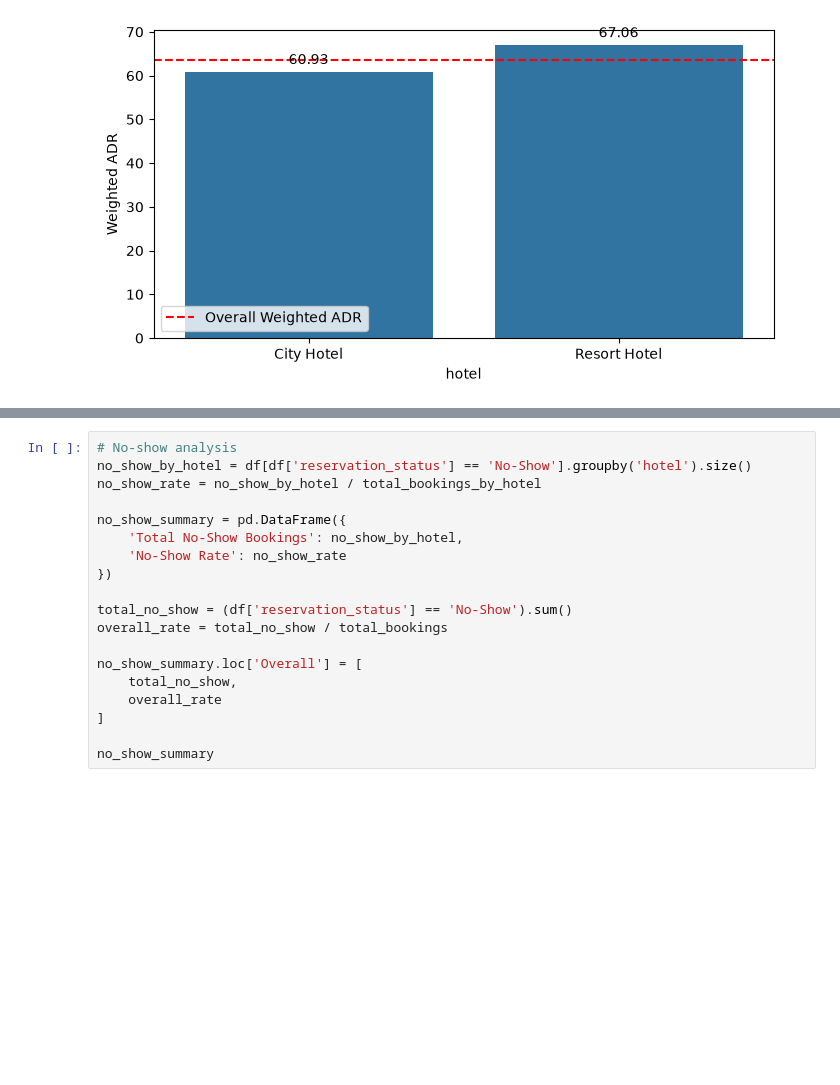
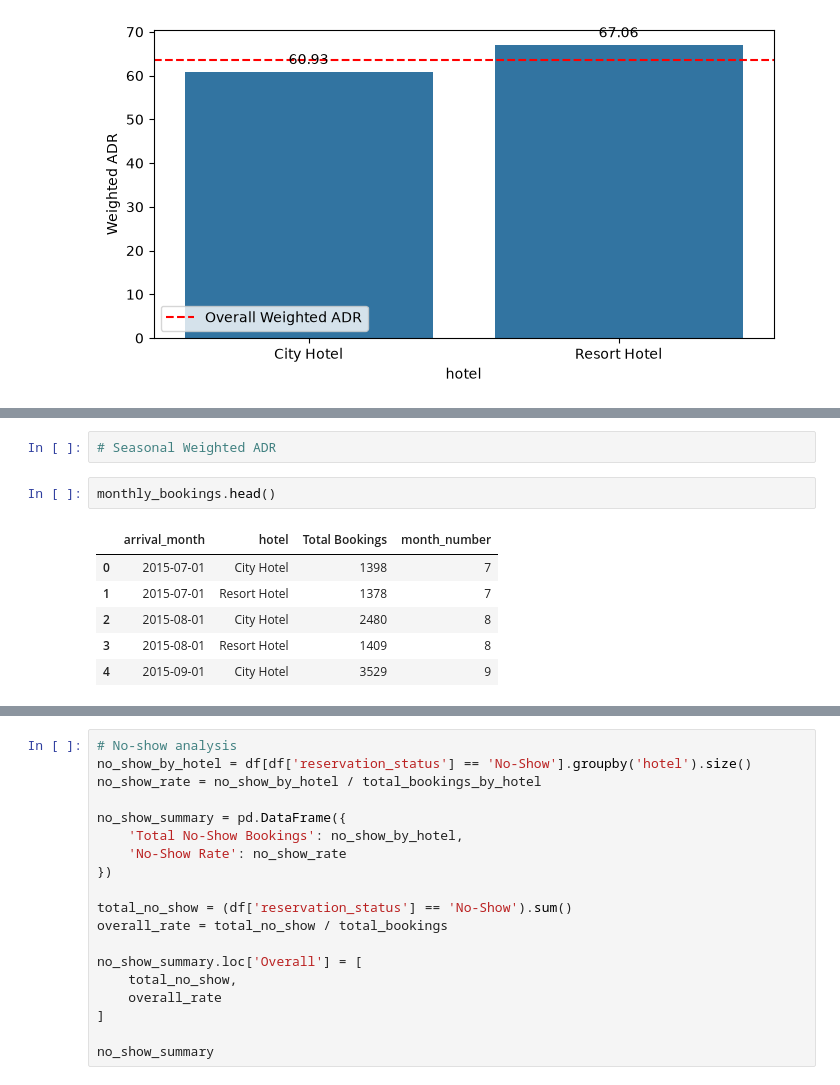
Before and after one commit to NgocYTran/hotel-booking-analysis, a Jupyter notebook: notebooks/02_exploratory_data_analysis.ipynb, the cells around one changed output, grey strips where cells are left out. Drawn from its saved outputs; the diff is of its cells as text; blank space fills up the shorter version.

```diff
--- a/notebooks/02_exploratory_data_analysis.ipynb
+++ b/notebooks/02_exploratory_data_analysis.ipynb
@@ -167,0 +233,11 @@ ax = sns.lineplot(data=monthly_bookings,x='arrival_month',y='Total Bookings',hue
+# %%
+# Seasonal Weighted ADR
+# %%
+monthly_bookings.head()
+# %% [output]
+|  | arrival_month | hotel | Total Bookings | month_number |
+| 0 | 2015-07-01 | City Hotel | 1398 | 7 |
+| 1 | 2015-07-01 | Resort Hotel | 1378 | 7 |
+| 2 | 2015-08-01 | City Hotel | 2480 | 8 |
+| 3 | 2015-08-01 | Resort Hotel | 1409 | 8 |
+| 4 | 2015-09-01 | City Hotel | 3529 | 9 |
```
Also changed, not shown: parts of 6 cells of this notebook.
